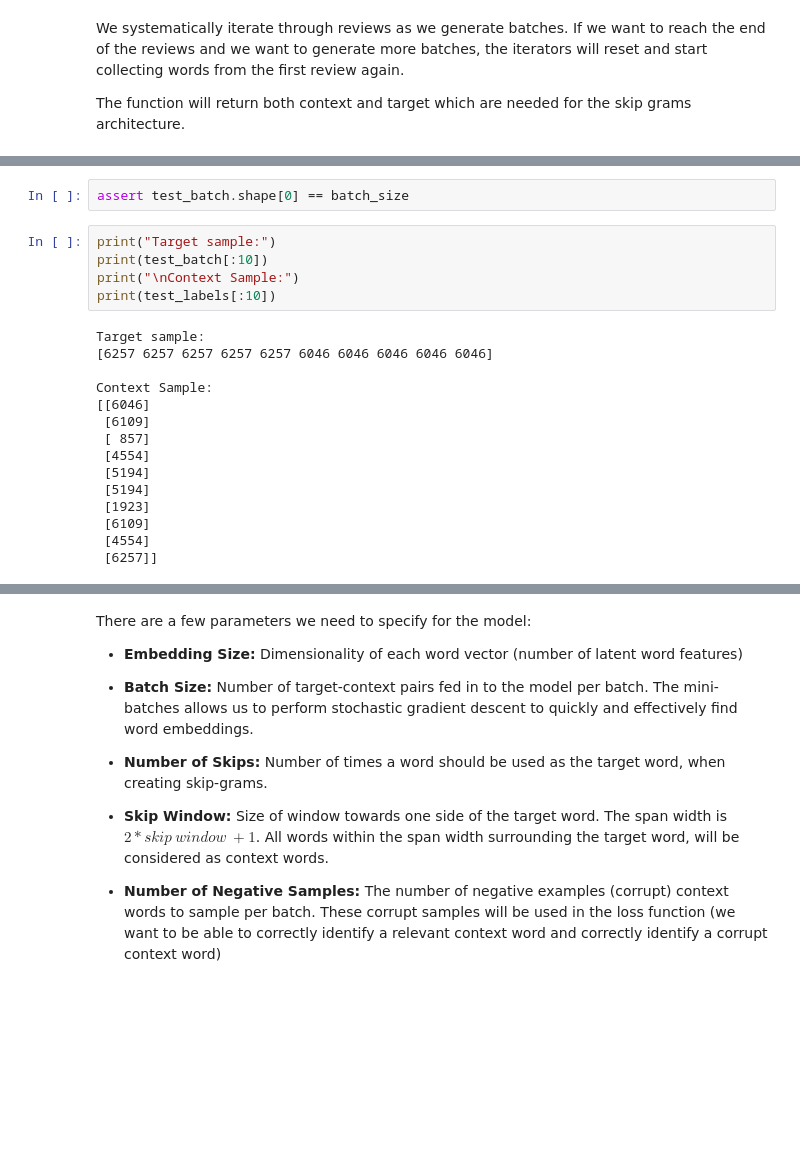
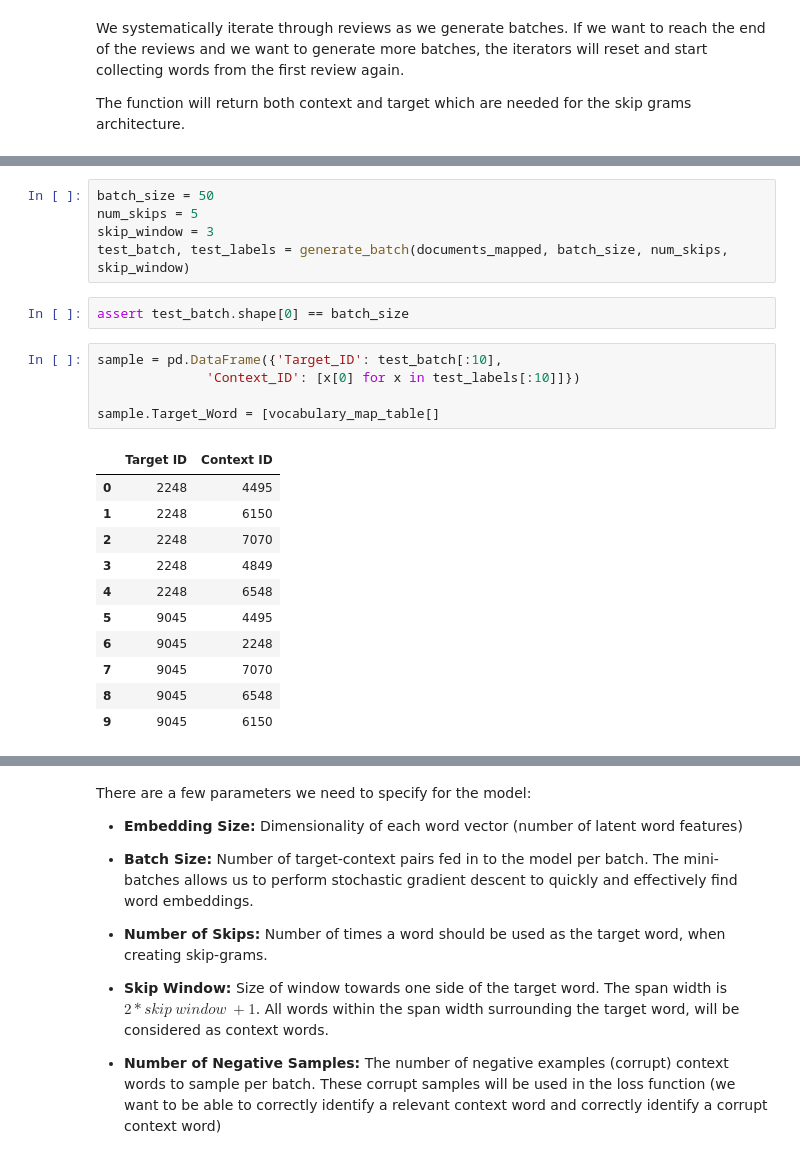
Before and after one commit to johannesharmse/wine_nlp, a Jupyter notebook: src/EDA/EDA.ipynb, the cells around one changed output, grey strips where cells are left out. Drawn from its saved outputs; the diff is of its cells as text; blank space fills up the shorter version.

Commit message:
Start with sample

```diff
--- a/src/EDA/EDA.ipynb
+++ b/src/EDA/EDA.ipynb
@@ -328,22 +329,24 @@ test_batch, test_labels = generate_batch(documents_mapped, batch_size, num_skips
+# %%
+batch_size = 50
+num_skips = 5
+skip_window = 3
+test_batch, test_labels = generate_batch(documents_mapped, batch_size, num_skips, skip_window)
 # %%
 assert test_batch.shape[0] == batch_size
-# %%
-print("Target sample:")
-print(test_batch[:10])
-print("\nContext Sample:")
-print(test_labels[:10])
-# %% [output]
-Target sample:
-[6257 6257 6257 6257 6257 6046 6046 6046 6046 6046]
-
-Context Sample:
-[[6046]
- [6109]
- [ 857]
- [4554]
- [5194]
- [5194]
- [1923]
- [6109]
- [4554]
- [6257]]
+# %%
+sample = pd.DataFrame({'Target_ID': test_batch[:10],
+              'Context_ID': [x[0] for x in test_labels[:10]]})
+
+sample.Target_Word = [vocabulary_map_table[]
+# %% [output]
+|  | Target ID | Context ID |
+| 0 | 2248 | 4495 |
+| 1 | 2248 | 6150 |
+| 2 | 2248 | 7070 |
+| 3 | 2248 | 4849 |
+| 4 | 2248 | 6548 |
+| 5 | 9045 | 4495 |
+| 6 | 9045 | 2248 |
+| 7 | 9045 | 7070 |
+| 8 | 9045 | 6548 |
+| 9 | 9045 | 6150 |
```
Also changed, not shown: parts of 11 cells of this notebook.
